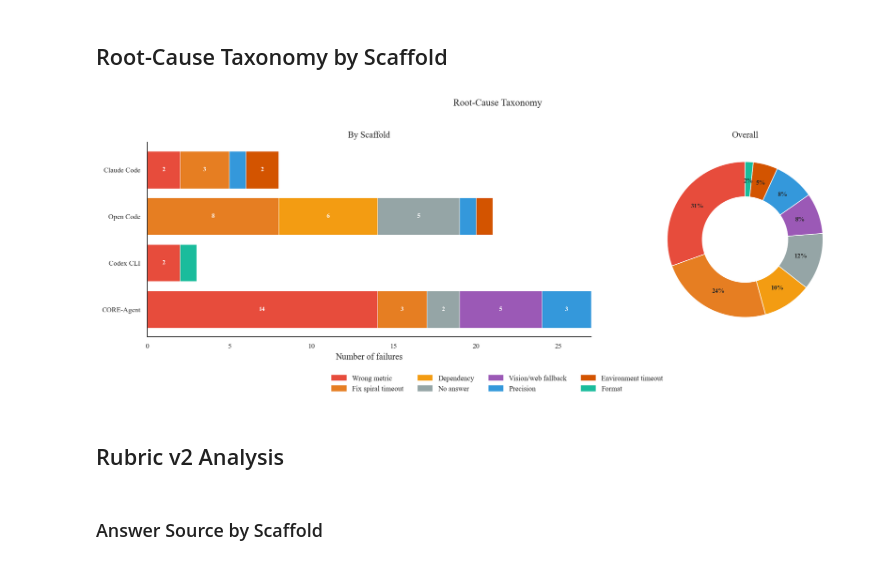
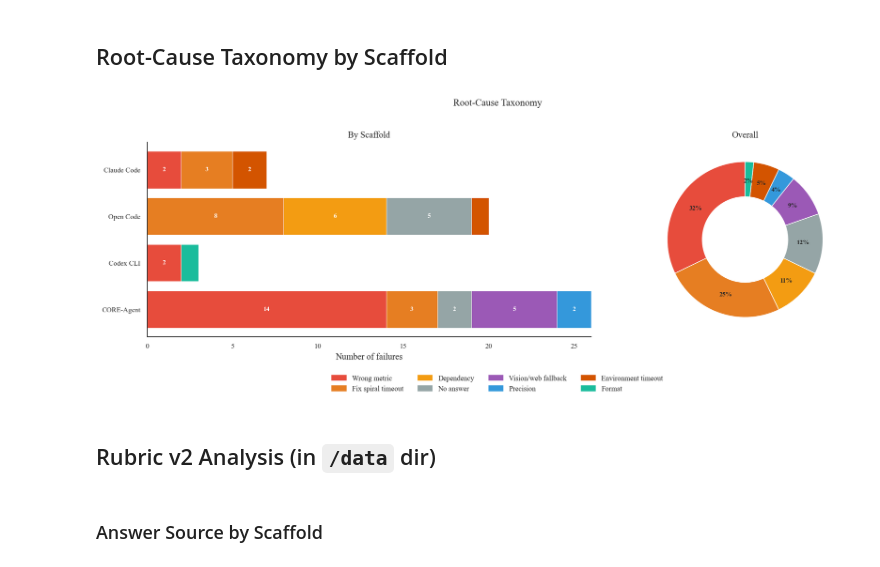
Before and after one commit to nnadgi01/corebench-analysis, a Jupyter notebook: notebooks/failure_mode_taxonomy.ipynb, the cells around one changed output. Saved outputs shown, nothing was run; the diff lists cells and outputs as text; code cells hidden in the pictures.

```diff
--- a/notebooks/failure_mode_taxonomy.ipynb
+++ b/notebooks/failure_mode_taxonomy.ipynb
@@ -68,11 +68,11 @@ def get_family(scaffold):
         return "CORE-Agent"
     return "Other"
 # %%
-# ---------- Load data ----------
-with open("data/raw_focus.json") as f:
+# ---------- Load data (aquired from docent api) ----------
+with open("../data/raw_focus.json") as f:
     data = json.load(f)
 
-# load ground truth
+# load grading
 with open("../core_test_final.json") as f:
     test_data = json.load(f)
 gt_by_capsule = {c["capsule_id"]: c["results"] for c in test_data}
@@ -1350,13 +1348,11 @@ ROOT_CAUSE_CLASSIFICATIONS = [
     ("capsule-3821950", "Open Code", "claude-opus-4-5", "dependency"),
     ("capsule-3821950", "Open Code", "claude-opus-4-6", "dependency"),
     ("capsule-4252248", "Claude Code", "claude-opus-4-5", "wrong_metric"),
-    ("capsule-4252248", "Claude Code", "claude-opus-4-6", "precision"),
+    # Two distinct Codex CLI runs (high and medium reasoning) both fail with wrong_metric
     ("capsule-4252248", "Codex CLI", "gpt-5.4", "wrong_metric"),
     ("capsule-4252248", "Codex CLI", "gpt-5.4", "wrong_metric"),
     ("capsule-4252248", "CORE-Agent", "claude-opus-4-5", "wrong_metric"),
-    ("capsule-4252248", "CORE-Agent", "claude-opus-4-6", "precision"),
     ("capsule-4252248", "CORE-Agent", "gpt-5.4", "wrong_metric"),
-    ("capsule-4252248", "Open Code", "claude-opus-4-6", "precision"),
     ("capsule-4671827", "CORE-Agent", "gpt-5.4", "wrong_metric"),
     ("capsule-4933686", "CORE-Agent", "gpt-5.4", "precision"),
     ("capsule-5136217", "Claude Code", "claude-opus-4-5", "timeout_spiral"),
@@ -1437,34 +1433,34 @@ ax.spines["top"].set_visible(False)
 ax.spines["right"].set_visible(False)
 ax.invert_yaxis()
 
 # Right: overall donut
 ax2 = axes[1]
 totals = rc_df["root_cause"].value_counts()
 sizes = [totals.get(c, 0) for c in CAUSE_ORDER]
 colors = [CAUSE_COLORS[c] for c in CAUSE_ORDER]
 labels = [CAUSE_LABELS[c] for c in CAUSE_ORDER]
 nonzero = [(s, c, l) for s, c, l in zip(sizes, colors, labels) if s > 0]
 sizes_nz, colors_nz, labels_nz = zip(*nonzero)
 
 wedges, texts, autotexts = ax2.pie(
     sizes_nz, colors=colors_nz, autopct=lambda p: f"{p:.0f}%",
     startangle=90, pctdistance=0.75, wedgeprops=dict(width=0.45, edgecolor="white"))
 for t in autotexts:
     t.set_fontsize(8)
     t.set_fontweight("bold")
 ax2.set_title("Overall", fontsize=11)
 
 handles = [mpatches.Patch(color=CAUSE_COLORS[c], label=CAUSE_LABELS[c])
            for c in CAUSE_ORDER if totals.get(c, 0) > 0]
 fig.legend(handles=handles, loc="lower center", ncol=4, fontsize=9,
            frameon=False, bbox_to_anchor=(0.5, -0.02))
 
 fig.suptitle("Root-Cause Taxonomy", fontsize=12, y=1.02)
 fig.tight_layout(rect=[0, 0.08, 1, 1])
 fig.savefig(FIG_DIR / "behavioral_root_cause_taxonomy.png", bbox_inches="tight")
 plt.show()
 # %% [output]
-[figure, old version]
+[figure, new version]
 # %% [markdown]
-## Rubric v2 Analysis
+## Rubric v2 Analysis (in `/data` dir)
 # %%
```
Also changed, not shown: parts of 6 cells of this notebook, 3 other files.
